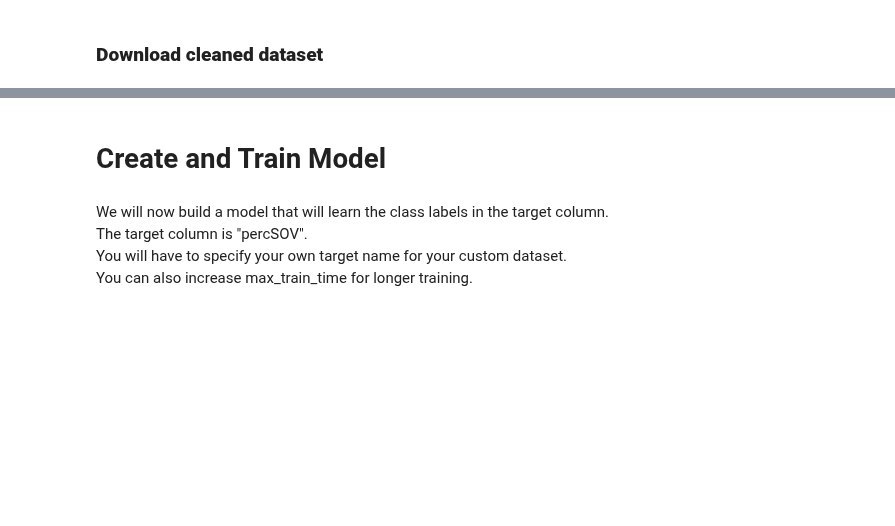
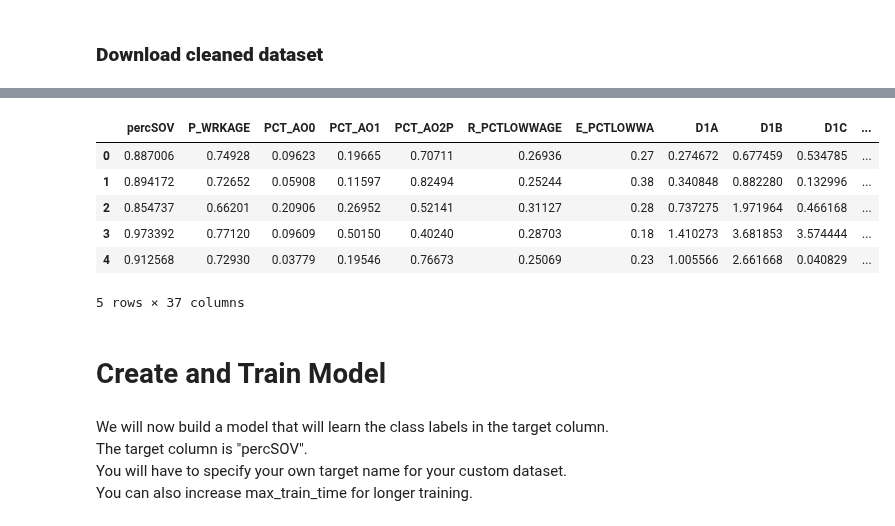
Before and after one commit to Mendez01/DarwinProject, a Jupyter notebook: DarwinProject.ipynb, the cells around one changed output, grey strips where cells are left out. Cells and saved outputs as stored; diff of their text form; code cells hidden in the pictures; blank space fills up the shorter version.

```diff
--- a/DarwinProject.ipynb
+++ b/DarwinProject.ipynb
@@ -814,5 +806,18 @@ ds.download_dataset(dataset_name)
   'part': 0,
   'note': 'part 0 of 0'})
+# %%
+path = 'C:/Users/Thomas Mendoza/AppData/Local/Temp'
+dataset_name = 'mergedData_Darwin.csv-part0-if46tfdz.csv' # this changes every download
+mergedData_Darwin_Cleaned = pd.read_csv(os.path.join(path,dataset_name))
+mergedData_Darwin_Cleaned.head()
+# %% [output]
+|  | percSOV | P_WRKAGE | PCT_AO0 | PCT_AO1 | PCT_AO2P | R_PCTLOWWAGE | E_PCTLOWWA | D1A | D1B | D1C | ... |
+| 0 | 0.887006 | 0.74928 | 0.09623 | 0.19665 | 0.70711 | 0.26936 | 0.27 | 0.274672 | 0.677459 | 0.534785 | ... |
+| 1 | 0.894172 | 0.72652 | 0.05908 | 0.11597 | 0.82494 | 0.25244 | 0.38 | 0.340848 | 0.882280 | 0.132996 | ... |
+| 2 | 0.854737 | 0.66201 | 0.20906 | 0.26952 | 0.52141 | 0.31127 | 0.28 | 0.737275 | 1.971964 | 0.466168 | ... |
+| 3 | 0.973392 | 0.77120 | 0.09609 | 0.50150 | 0.40240 | 0.28703 | 0.18 | 1.410273 | 3.681853 | 3.574444 | ... |
+| 4 | 0.912568 | 0.72930 | 0.03779 | 0.19546 | 0.76673 | 0.25069 | 0.23 | 1.005566 | 2.661668 | 0.040829 | ... |
+5 rows × 37 columns
 # %% [markdown]
 # Create and Train Model
 # %% [markdown]
```
Also changed, not shown: parts of 21 cells of this notebook.
